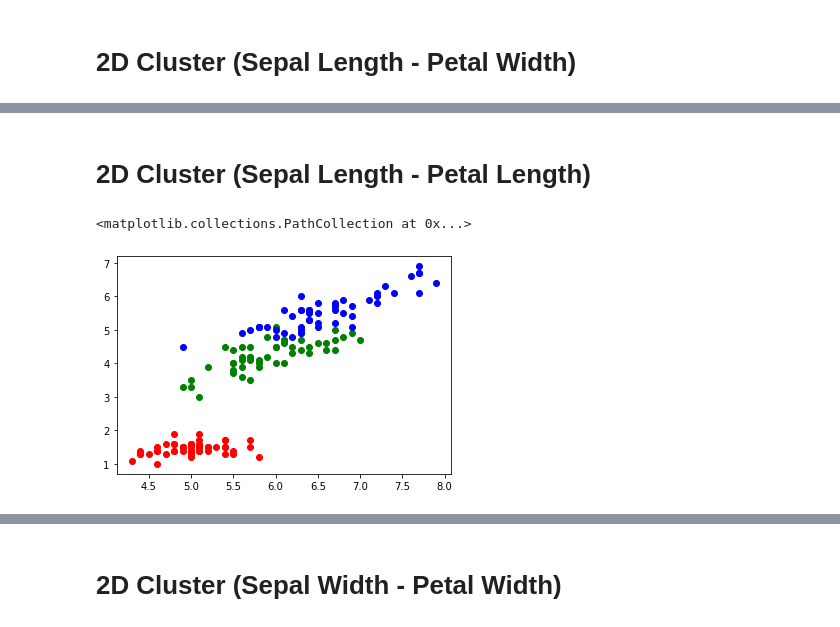
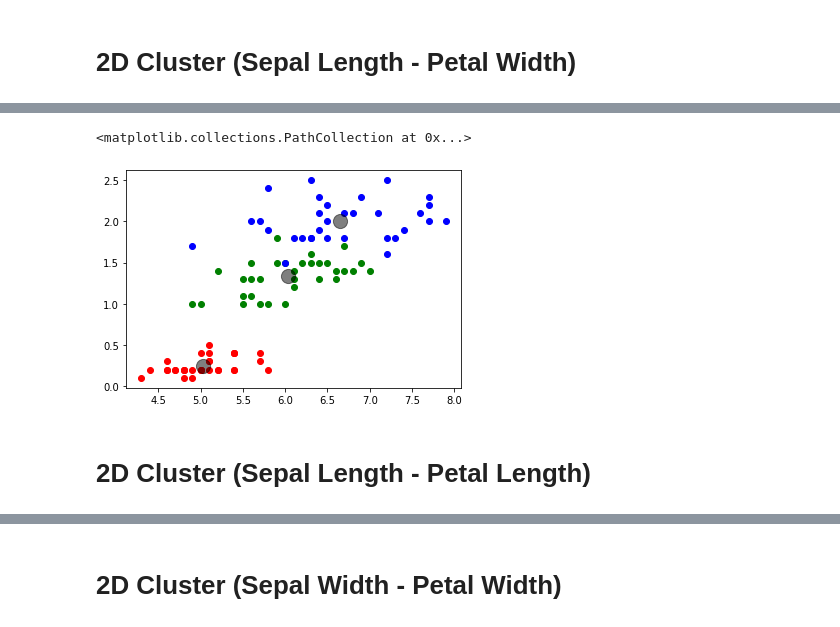
Before and after one commit to NiazBinSiraj/ML-Testing, a Jupyter notebook: 2D_Cluster_of_IRIS_Dataset.ipynb, the cells around one changed output, grey strips where cells are left out. Cells and saved outputs as stored; diff of their text form; code cells hidden in the pictures.

```diff
--- a/2D_Cluster_of_IRIS_Dataset.ipynb
+++ b/2D_Cluster_of_IRIS_Dataset.ipynb
@@ -150,9 +238,14 @@ pyplot.scatter(irisVirginicaSepalLength, irisVirginicaPetalWidth, color='b')
+# %%
+pyplot.scatter(irisSetosaSepalLength_train, irisSetosaPetalWidth_train, color='r')
+pyplot.scatter(irisSetosaSepalLengthMean, irisSetosaPetalWidthMean, c='black', s=200, alpha=0.5)
+
+pyplot.scatter(irisVersicolorSepalLength_train, irisVersicolorPetalWidth_train, color='g')
+pyplot.scatter(irisVersicolorSepalLengthMean, irisVersicolorPetalWidthMean, c='black', s=200, alpha=0.5)
+
+pyplot.scatter(irisVirginicaSepalLength_train, irisVirginicaPetalWidth_train, color='b')
+pyplot.scatter(irisVirginicaSepalLengthMean, irisVirginicaPetalWidthMean, c='black', s=200, alpha=0.5)
+# %% [output]
+<matplotlib.collections.PathCollection at 0x...>
+[figure, added]
 # %% [markdown]
 # 2D Cluster **(Sepal Length - Petal Length)**
-# %%
-pyplot.scatter(irisSetosaSepalLength, irisSetosaPetalLength, color='r')
-pyplot.scatter(irisVersicolorSepalLength, irisVersicolorPetalLength, color='g')
-pyplot.scatter(irisVirginicaSepalLength, irisVirginicaPetalLength, color='b')
-# %% [output]
-<matplotlib.collections.PathCollection at 0x...>
-[figure, removed]
```
Also changed, not shown: parts of 36 cells of this notebook.
